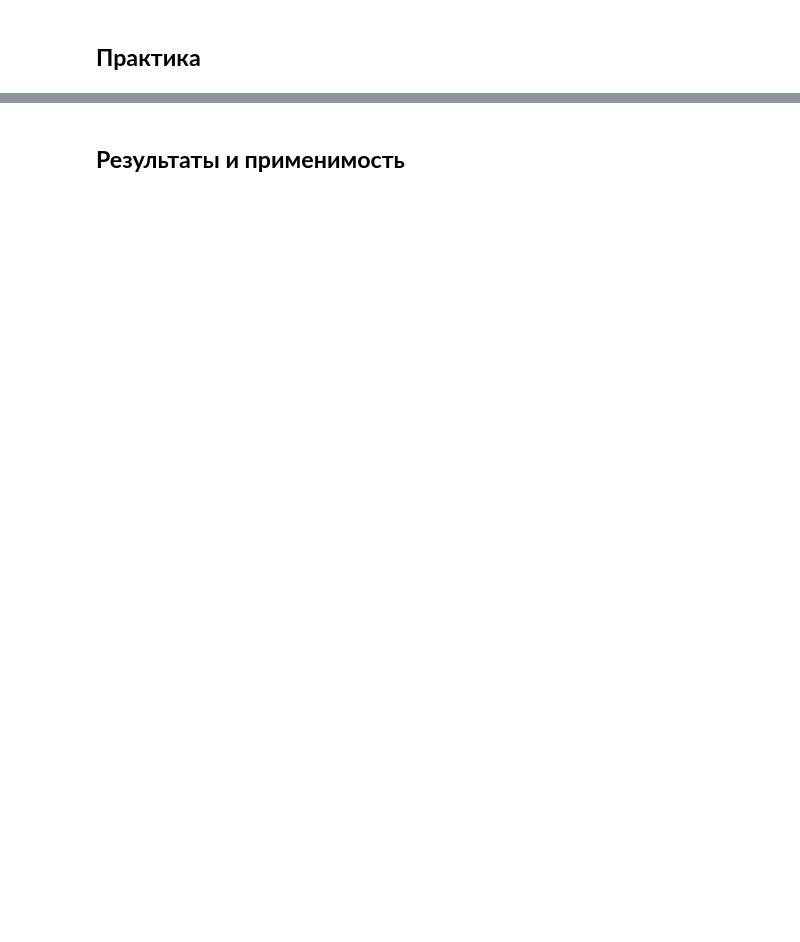
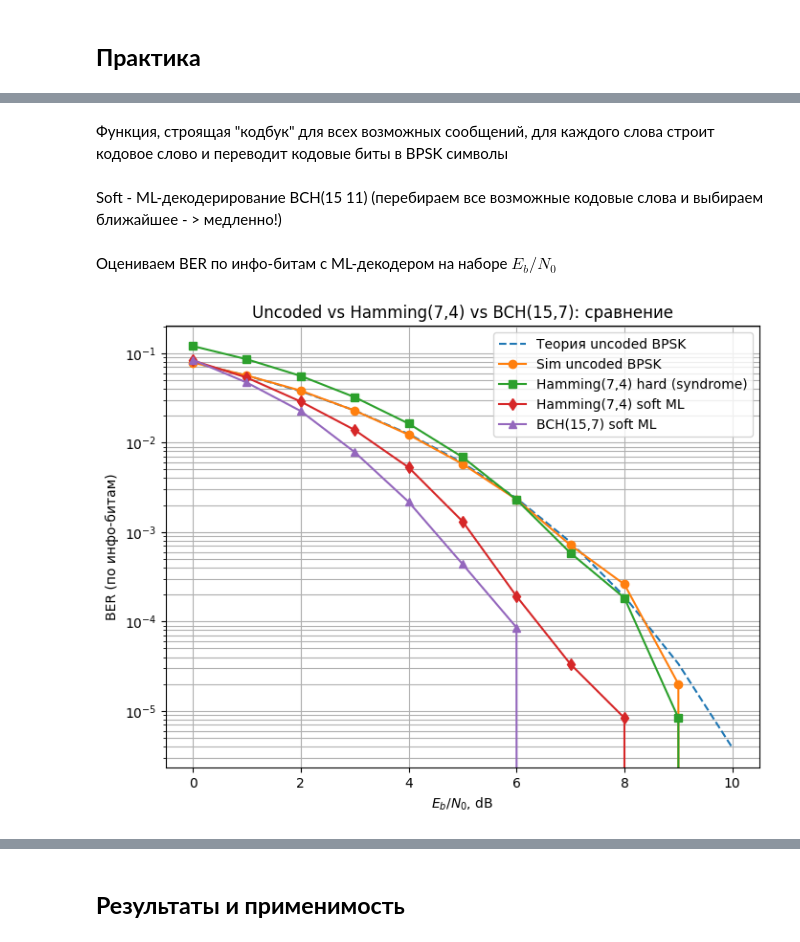
Before and after one commit to oncominglane/theory_of_information, a Jupyter notebook: essays/essay6.ipynb, the cells around one changed output, grey strips where cells are left out. Cells and saved outputs as stored; diff of their text form; code cells hidden in the pictures; blank space fills up the shorter version.

```diff
--- a/essays/essay6.ipynb
+++ b/essays/essay6.ipynb
@@ -153,0 +789,20 @@
+# %% [markdown]
+Функция, строящая "кодбук" для всех возможных сообщений, для каждого слова строит кодовое слово и переводит кодовые биты в BPSK символы
+# %%
+def _bch157_build_codebook_bpsk():
+    """
+    Кодбук на все 2^7 сообщений:
+      MSGS: (128,7) 0/1
+      CODEBPSK: (128,15) +/-1
+    """
+    M = 2**BCH157_K
+    msgs = np.array([[ (i >> (BCH157_K-1-j)) & 1 for j in range(BCH157_K) ] for i in range(M)],
+                    dtype=np.int8)
+    code_bits, _ = bch157_encode(msgs.reshape(-1))
+    code_bits = code_bits.reshape(M, BCH157_N).astype(np.int8)
+    code_bpsk = bpsk_modulate(code_bits.reshape(-1), Eb=1.0).reshape(M, BCH157_N).astype(float)
+    return msgs, code_bpsk
+
+BCH157_MSGS, BCH157_CODEBPSK = _bch157_build_codebook_bpsk()  # матрица всех 2^7 сообщений и матрица всех 2^7 кодовых слов в BPSK
+# %% [markdown]
+Soft - ML-декодерирование BCH(15 11) (перебираем все возможные кодовые слова и выбираем ближайшее - > медленно!)
@@ -153,0 +832,2 @@
+# %% [markdown]
+Оцениваем BER по инфо-битам с ML-декодером на наборе $E_b/N_0$
@@ -153,0 +864,32 @@
+# %%
+EbN0_dB_range = np.arange(0, 11, 1)
+rng = np.random.default_rng(42)
+
+# Uncoded
+EbN0_dB, ber_unc, ber_th = simulate_ber_uncoded_bpsk(EbN0_dB_range, n_bits_per_point=200_000, rng=rng)
+
+# Hamming(7,4)
+_, ber_ham_hard = simulate_ber_hamming74(EbN0_dB_range, n_info_bits_per_point=120_000, decoding="hard", rng=rng)
+_, ber_ham_ml   = simulate_ber_hamming74(EbN0_dB_range, n_info_bits_per_point=120_000, decoding="ml",   rng=rng)
+
+# BCH(15,11) ML
+_, ber_bch_ml = simulate_ber_bch157_ml(EbN0_dB_range, n_info_bits_per_point=210_000, rng=rng)
+
+plt.figure(figsize=(8,6))
+
+plt.semilogy(EbN0_dB, ber_th, "--", label="Теория uncoded BPSK")
+plt.semilogy(EbN0_dB, ber_unc, "o-", label="Sim uncoded BPSK")
+
+plt.semilogy(EbN0_dB, ber_ham_hard, "s-", label="Hamming(7,4) hard (syndrome)")
+plt.semilogy(EbN0_dB, ber_ham_ml,   "d-", label="Hamming(7,4) soft ML")
+
+plt.semilogy(EbN0_dB, ber_bch_ml, "^-", label="BCH(15,7) soft ML")
+
+plt.grid(True, which="both")
+plt.xlabel(r"$E_b/N_0$, dB")
+plt.ylabel("BER (по инфо-битам)")
+plt.title("Uncoded vs Hamming(7,4) vs BCH(15,7): сравнение")
+plt.legend()
+plt.show()
+# %% [output]
+[figure, added]
```
Also changed, not shown: parts of 66 cells of this notebook.
